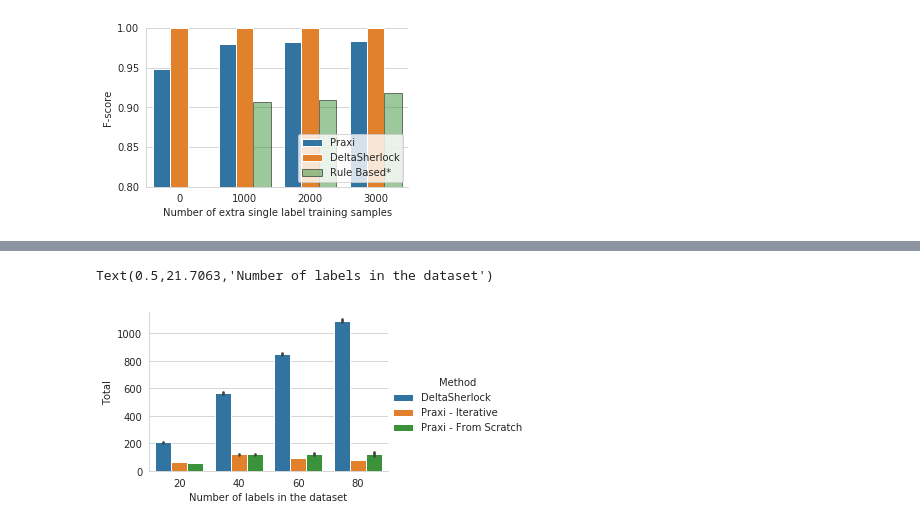
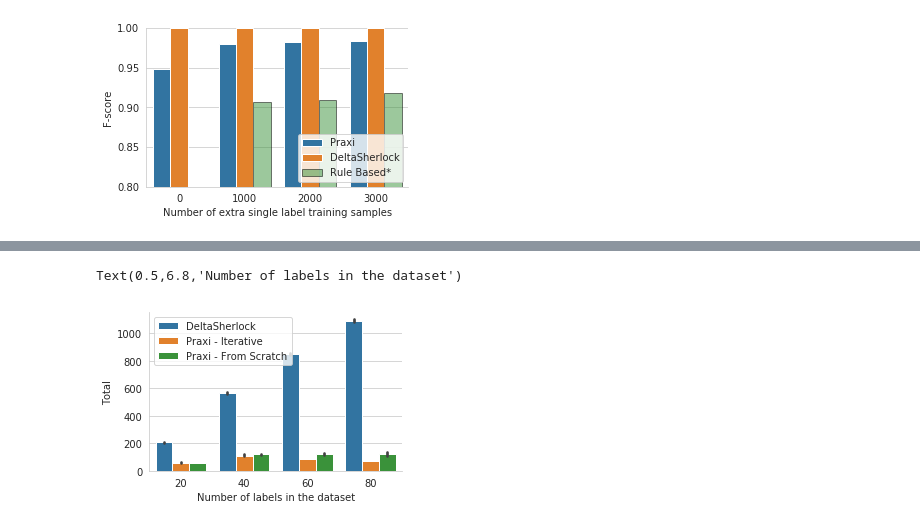
Before and after one commit to deltasherlock/experiments, a Jupyter notebook: plots/plots.ipynb, the cells around one changed output, grey strips where cells are left out. Drawn from its saved outputs; the diff is of its cells as text; code cells hidden in the pictures.

```diff
--- a/plots/plots.ipynb
+++ b/plots/plots.ipynb
@@ -104,12 +104,11 @@ Text(0.5,21.7063,'Number of labels in the dataset')
 # %%
 df = pd.read_csv('/home/ates/deltasherlock/experiments/plots/iterative_perf.csv')
 df['Total'] = df['Total Train'] + df['Total Test'] + df['CS Load']
 df['label_count'] = (df['Chunk'] + 1) * 20
 sns.factorplot(data=df, x='label_count', hue='Method', y='Total',
-               kind='bar', legend=True, aspect=1.5, size=3)
-#plt.ylim((0.8, 1))
-#plt.legend(loc='lower right', frameon=True)
+               kind='bar', legend=False, aspect=1.5, size=3)
+plt.legend(loc='upper left', frameon=True)
 plt.xlabel('Number of labels in the dataset')
 # %% [output]
-Text(0.5,21.7063,'Number of labels in the dataset')
+Text(0.5,6.8,'Number of labels in the dataset')
-[figure, old version]
+[figure, new version]
```
Also changed, not shown: parts of 1 cell of this notebook, 2 other files.
